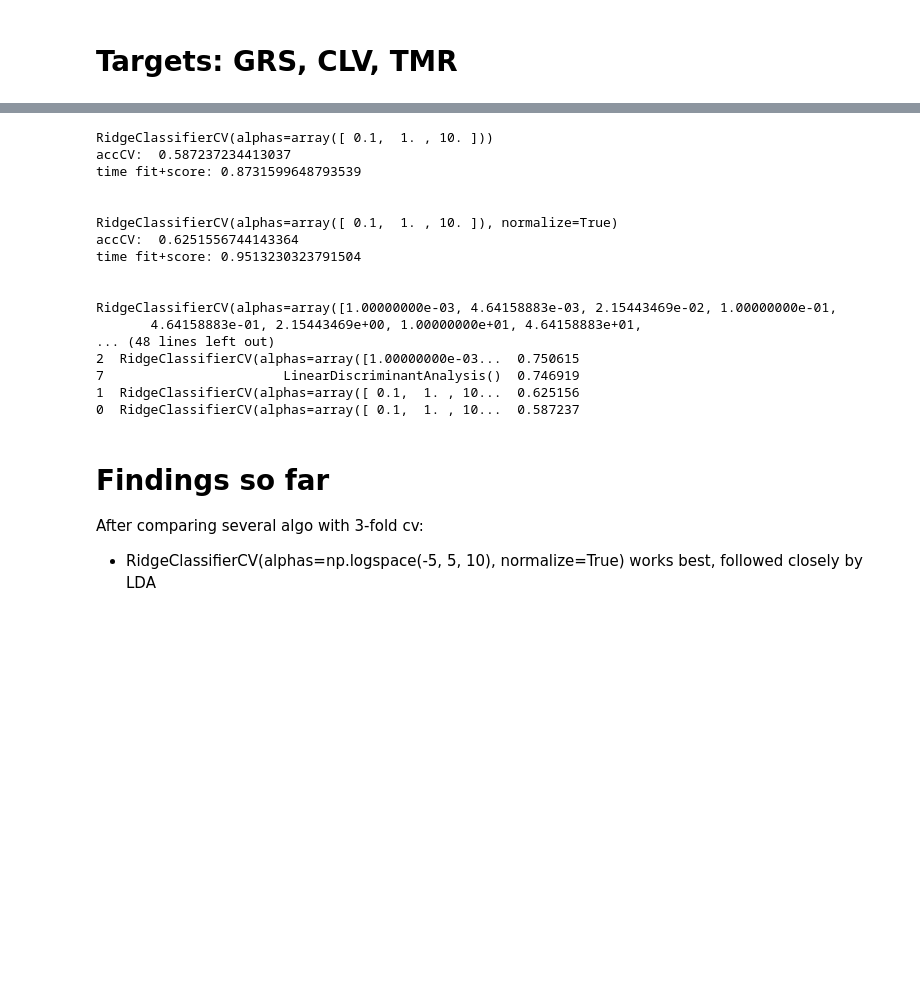
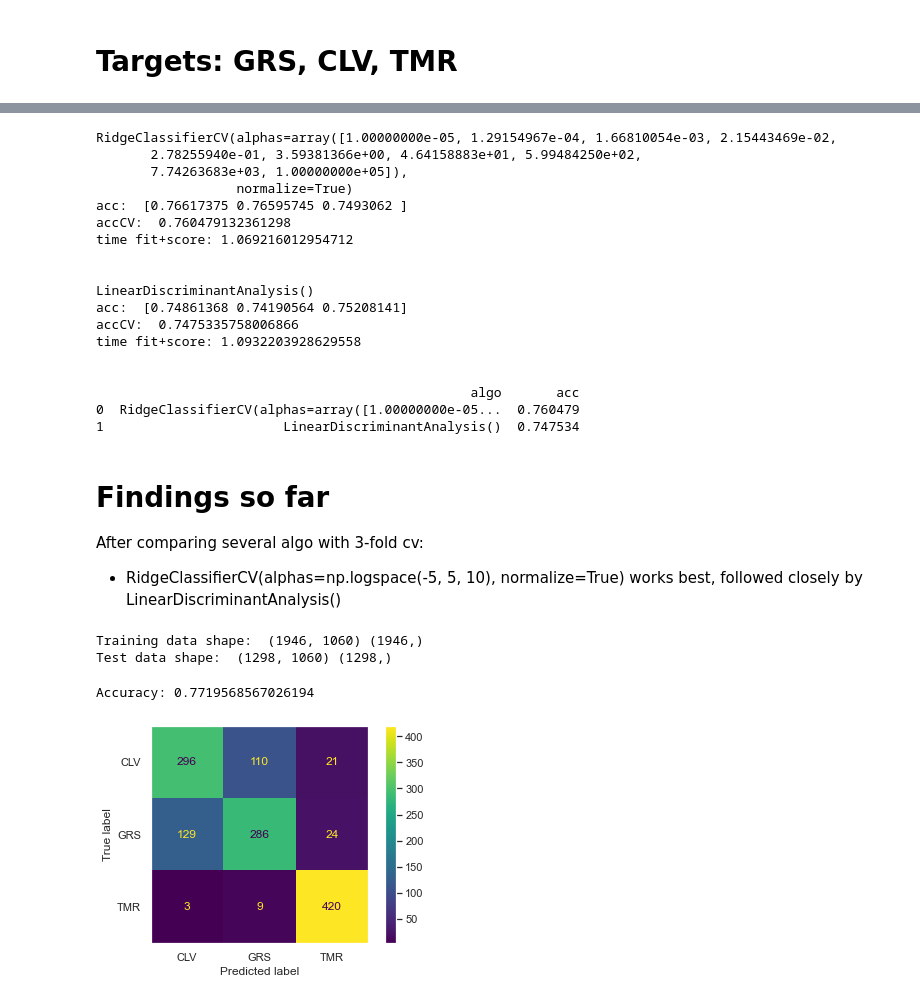
Before and after one commit to mlgig/vistamilk_diet_challenge, a Jupyter notebook: notebooks/08042022-MLGIGTeam-tabular-models-Georgiana-notebook.ipynb, the cells around one changed output, grey strips where cells are left out. Drawn from its saved outputs; the diff is of its cells as text; code cells hidden in the pictures; blank space fills up the shorter version.

```diff
--- a/notebooks/08042022-MLGIGTeam-tabular-models-Georgiana-notebook.ipynb
+++ b/notebooks/08042022-MLGIGTeam-tabular-models-Georgiana-notebook.ipynb
@@ -402,9 +270,9 @@ def printMetricsClassifCV(clf, X, y, metrics = ['acc']):
 # %%
 list_clf = [
             #RidgeClassifier(),
-            RidgeClassifierCV(),
-            RidgeClassifierCV(normalize=True),
-            RidgeClassifierCV(alphas=np.logspace(-3, 3, 10), normalize=True),
+            #RidgeClassifierCV(),
+            #RidgeClassifierCV(normalize=True),
+            #RidgeClassifierCV(alphas=np.logspace(-3, 3, 10), normalize=True),
             #RidgeClassifierCV(alphas=np.logspace(-4, 4, 10), normalize=True),
             RidgeClassifierCV(alphas=np.logspace(-5, 5, 10), normalize=True),
             #RidgeClassifierCV(alphas=np.logspace(-6, 6, 10), normalize=True),
@@ -415,6 +283,7 @@ list_clf = [
             #QuadraticDiscriminantAnalysis(), LinearSVC(),
             #RandomForestClassifier(n_estimators=100),
             #GradientBoostingClassifier(n_estimators=100),
+            #ExtraTreesClassifier(n_estimators=100)
             #RotationForestClassifier(n_estimators=25, n_features_per_subset=3, rotation_algo='randomized'),
             #KNeighborsClassifier(n_neighbors=3),
             #MLPClassifier(alpha=1, max_iter=1000),
@@ -437,7 +306,7 @@ def algoCV(list_clf, X, y, folds = 3, error_measures = ['accuracy']):
 
         algos_df = algos_df.append({"algo":str(algo), "acc": np.mean(acc)}, ignore_index=True)
 
-        #print("acc: ", acc)
+        print("acc: ", acc)
         print("accCV: ", np.mean(acc))
         #print("fit_time: ", fit_time)
         #print("score_time: ", score_time)
@@ -451,25 +320,48 @@ if __name__ == "__main__":
 
     algoCV(list_clf, X, y)
 # %% [output]
-RidgeClassifierCV(alphas=array([ 0.1,  1. , 10. ]))
-accCV:  0.587237234413037
-time fit+score: 0.8731599648793539
+RidgeClassifierCV(alphas=array([1.00000000e-05, 1.29154967e-04, 1.66810054e-03, 2.15443469e-02,
+       2.78255940e-01, 3.59381366e+00, 4.64158883e+01, 5.99484250e+02,
+       7.74263683e+03, 1.00000000e+05]),
+                  normalize=True)
+acc:  [0.76617375 0.76595745 0.7493062 ]
+accCV:  0.760479132361298
+time fit+score: 1.069216012954712
 
 
-RidgeClassifierCV(alphas=array([ 0.1,  1. , 10. ]), normalize=True)
-accCV:  0.6251556744143364
-time fit+score: 0.9513230323791504
+LinearDiscriminantAnalysis()
+acc:  [0.74861368 0.74190564 0.75208141]
+accCV:  0.7475335758006866
+time fit+score: 1.0932203928629558
 
 
-RidgeClassifierCV(alphas=array([1.00000000e-03, 4.64158883e-03, 2.15443469e-02, 1.00000000e-01,
-       4.64158883e-01, 2.15443469e+00, 1.00000000e+01, 4.64158883e+01,
-... (48 lines left out)
-2  RidgeClassifierCV(alphas=array([1.00000000e-03...  0.750615
-7                       LinearDiscriminantAnalysis()  0.746919
-1  RidgeClassifierCV(alphas=array([ 0.1,  1. , 10...  0.625156
-0  RidgeClassifierCV(alphas=array([ 0.1,  1. , 10...  0.587237
+                                                algo       acc
+0  RidgeClassifierCV(alphas=array([1.00000000e-05...  0.760479
+1                       LinearDiscriminantAnalysis()  0.747534
 # %% [markdown]
 # Findings so far
 
 After comparing several algo with 3-fold cv:
-+ RidgeClassifierCV(alphas=np.logspace(-5, 5, 10), normalize=True) works best, followed closely by LDA
++ RidgeClassifierCV(alphas=np.logspace(-5, 5, 10), normalize=True) works best, followed closely by LinearDiscriminantAnalysis()
+# %%
+X_train, X_test, y_train, y_test = train_test_split(X, y, test_size=0.4, random_state=0)
+
+#print("Training data:\n", pd.concat([X_train, y_train], axis=1).head())
+#print("\nTest data:\n", pd.concat([X_test, y_test], axis=1).head())
+print("Training data shape: ", X_train.shape, y_train.shape)
+print("Test data shape: ", X_test.shape, y_test.shape)
+# %% [output]
+Training data shape:  (1946, 1060) (1946,)
+Test data shape:  (1298, 1060) (1298,)
+# %%
+#Without feature selection
+clf = Pipeline([
+  #('feature_selection', SelectFromModel(RidgeClassifierCV(alphas=np.logspace(-5, 5, 10), normalize=True))),
+  ('classification', RidgeClassifierCV(alphas=np.logspace(-5, 5, 10), normalize=True))
+])
+clf.fit(X_train, y_train)
+y_pred = clf.predict(X_test)
+predict_eval(clf, X_test, y_test, y_pred)
+# %% [output]
+Accuracy: 0.7719568567026194
+[figure, added]
```
Also changed, not shown: parts of 53 cells of this notebook.
